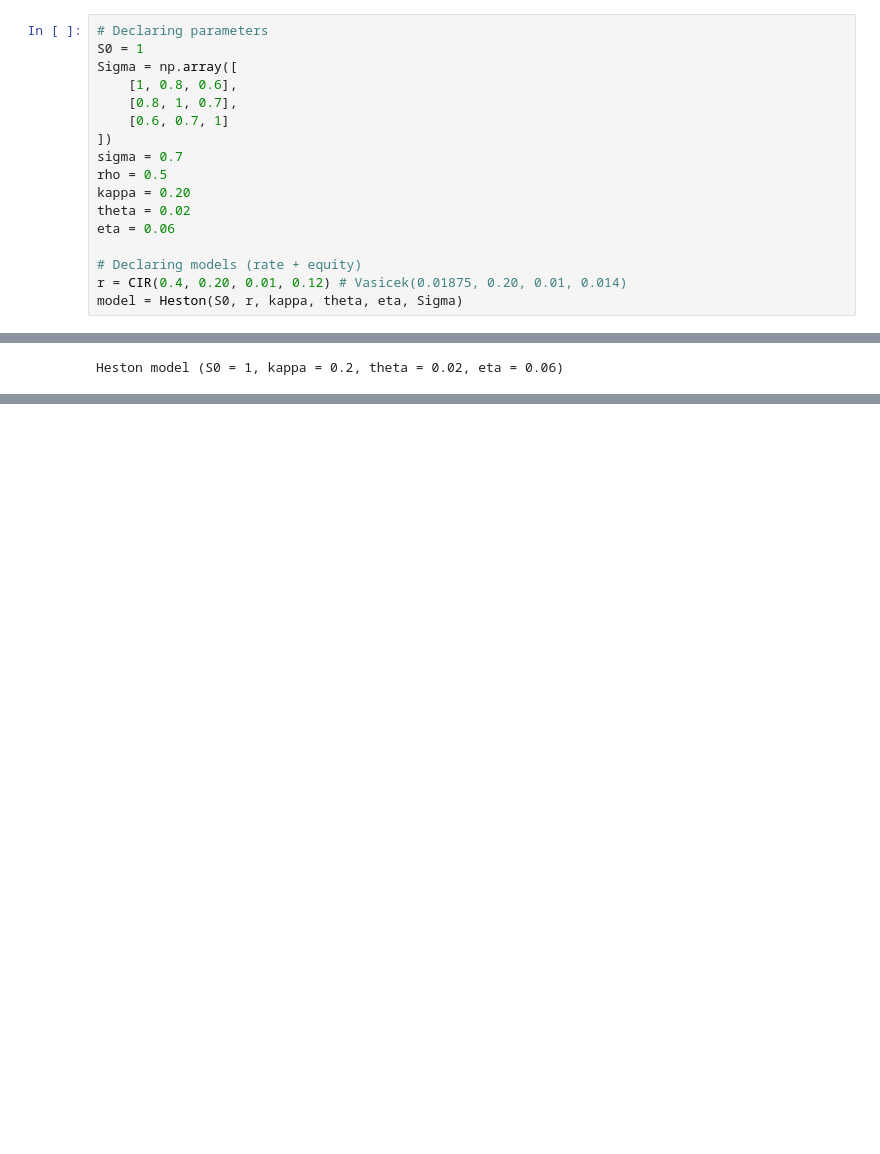
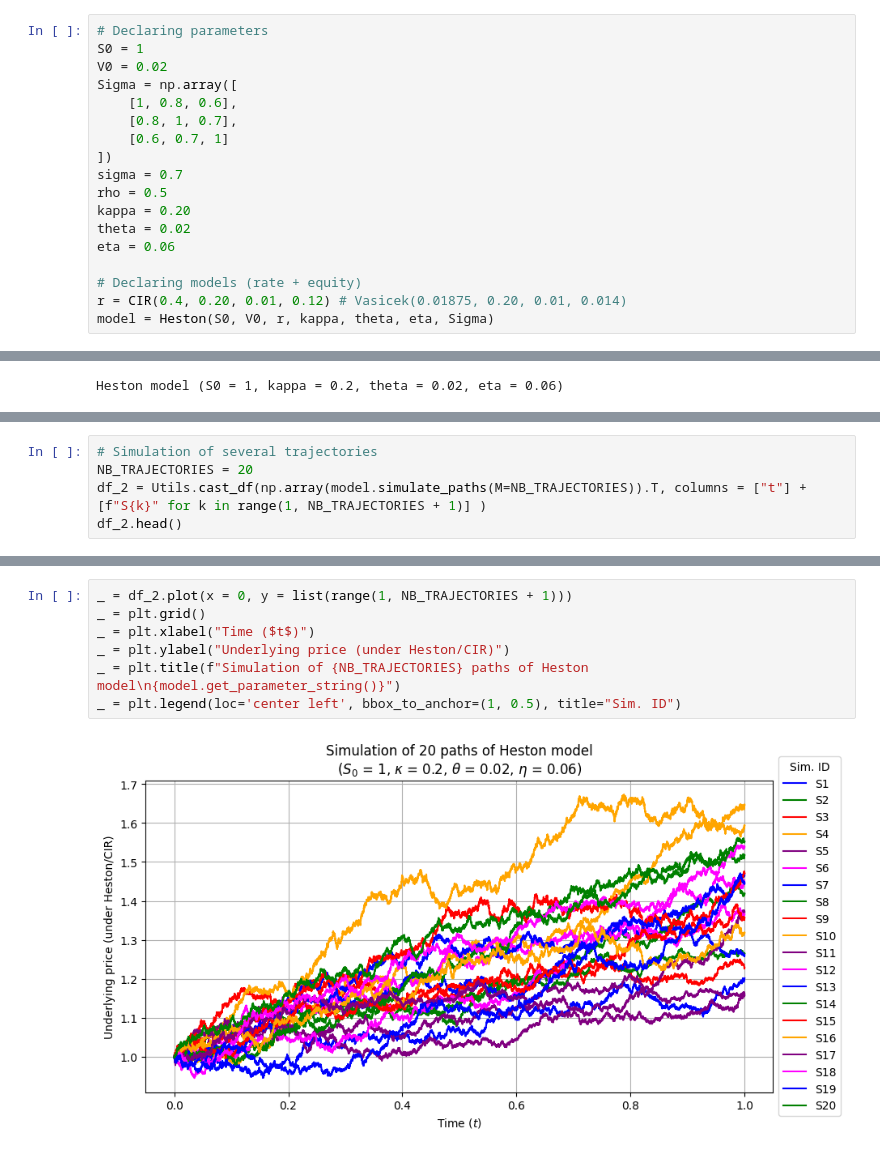
Before and after one commit to lcsrodriguez/CuttingEdge-Milliman, a Jupyter notebook: notebooks/equity_models.ipynb, the cells around one changed output, grey strips where cells are left out. Cells and saved outputs as stored; diff of their text form; blank space fills up the shorter version.

Commit message:
Adding Euler method for Heston model

```diff
--- a/notebooks/equity_models.ipynb
+++ b/notebooks/equity_models.ipynb
@@ -133,6 +133,7 @@ _ = plt.suptitle(f"Asset price $(S_t)$ and underlying rates $(r_t)$ with\n{r.MOD
 # %%
 # Declaring parameters
 S0 = 1
+V0 = 0.02
 Sigma = np.array([
     [1, 0.8, 0.6],
     [0.8, 1, 0.7],
@@ -146,7 +147,7 @@ eta = 0.06
 
 # Declaring models (rate + equity)
 r = CIR(0.4, 0.20, 0.01, 0.12) # Vasicek(0.01875, 0.20, 0.01, 0.014)
-model = Heston(S0, r, kappa, theta, eta, Sigma)
+model = Heston(S0, V0, r, kappa, theta, eta, Sigma)
 # %%
 model
 # %% [output]
@@ -155,0 +167,5 @@ Heston model (S0 = 1, kappa = 0.2, theta = 0.02, eta = 0.06)
+# %%
+# Simulation of several trajectories
+NB_TRAJECTORIES = 20
+df_2 = Utils.cast_df(np.array(model.simulate_paths(M=NB_TRAJECTORIES)).T, columns = ["t"] + [f"S{k}" for k in range(1, NB_TRAJECTORIES + 1)] )
+df_2.head()
@@ -155,0 +180,9 @@ Heston model (S0 = 1, kappa = 0.2, theta = 0.02, eta = 0.06)
+# %%
+_ = df_2.plot(x = 0, y = list(range(1, NB_TRAJECTORIES + 1)))
+_ = plt.grid()
+_ = plt.xlabel("Time ($t$)")
+_ = plt.ylabel("Underlying price (under Heston/CIR)")
+_ = plt.title(f"Simulation of {NB_TRAJECTORIES} paths of Heston model\n{model.get_parameter_string()}")
+_ = plt.legend(loc='center left', bbox_to_anchor=(1, 0.5), title="Sim. ID")
+# %% [output]
+[figure, added]
```
Also changed, not shown: parts of 3 cells of this notebook, 1 other file.
